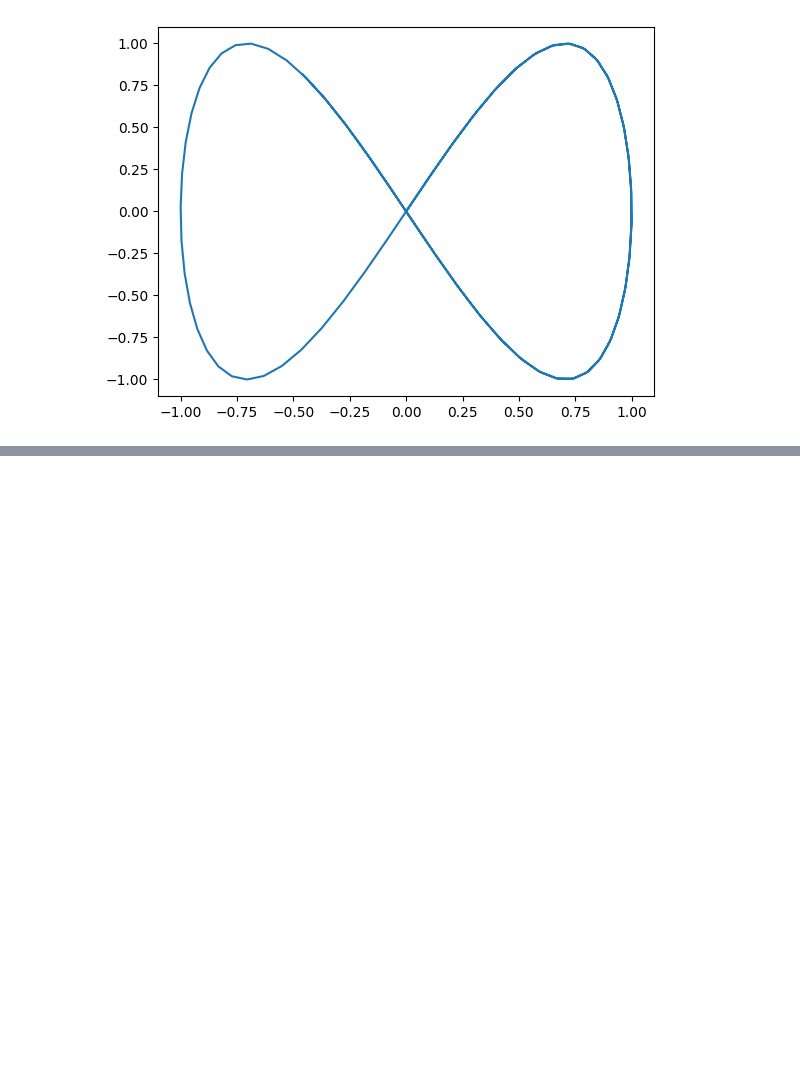
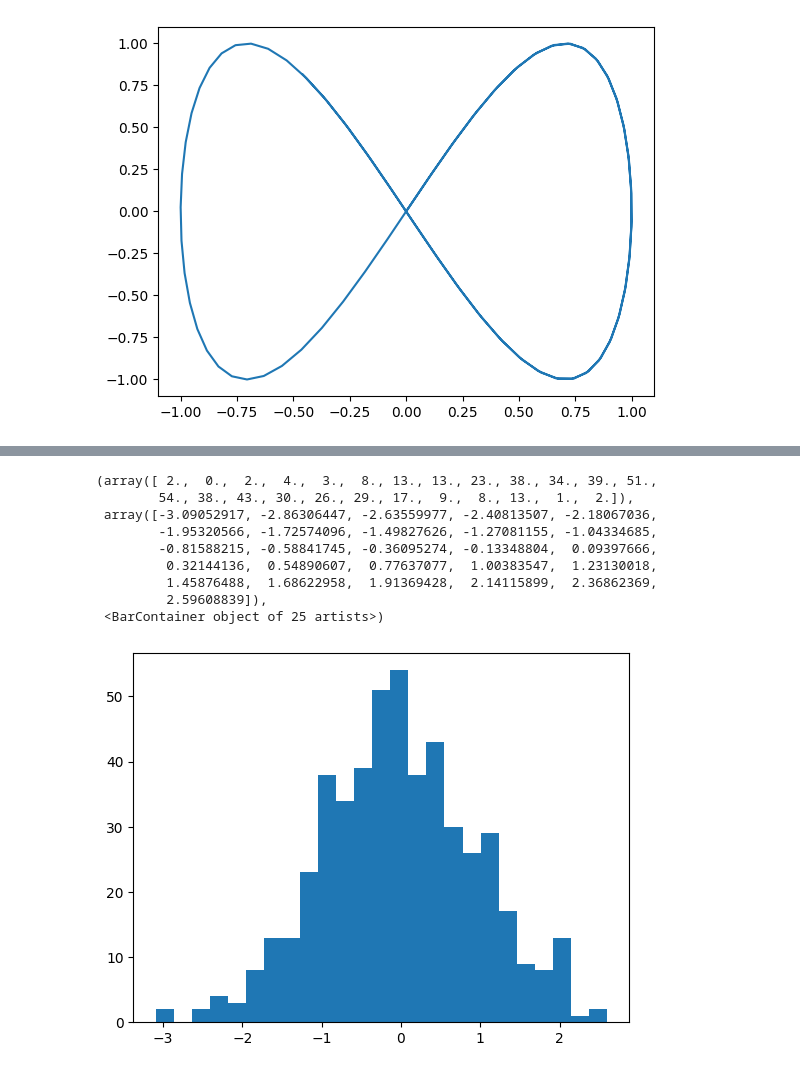
Before and after one commit to wbfrench1/Intro_to_Stats_w_Python, a Jupyter notebook: src/plots.ipynb, the cells around one changed output, grey strips where cells are left out. Cells and saved outputs as stored; diff of their text form; code cells hidden in the pictures; blank space fills up the shorter version.

```diff
--- a/src/plots.ipynb
+++ b/src/plots.ipynb
@@ -21,0 +70,13 @@ ax.plot(x, y)
+# %%
+plt.hist(x, bins=25, density=False)
+# %% [output]
+(array([ 2.,  0.,  2.,  4.,  3.,  8., 13., 13., 23., 38., 34., 39., 51.,
+        54., 38., 43., 30., 26., 29., 17.,  9.,  8., 13.,  1.,  2.]),
+ array([-3.09052917, -2.86306447, -2.63559977, -2.40813507, -2.18067036,
+        -1.95320566, -1.72574096, -1.49827626, -1.27081155, -1.04334685,
+        -0.81588215, -0.58841745, -0.36095274, -0.13348804,  0.09397666,
+         0.32144136,  0.54890607,  0.77637077,  1.00383547,  1.23130018,
+         1.45876488,  1.68622958,  1.91369428,  2.14115899,  2.36862369,
+         2.59608839]),
+ <BarContainer object of 25 artists>)
+[figure, added]
```
Also changed, not shown: parts of 13 cells of this notebook.
